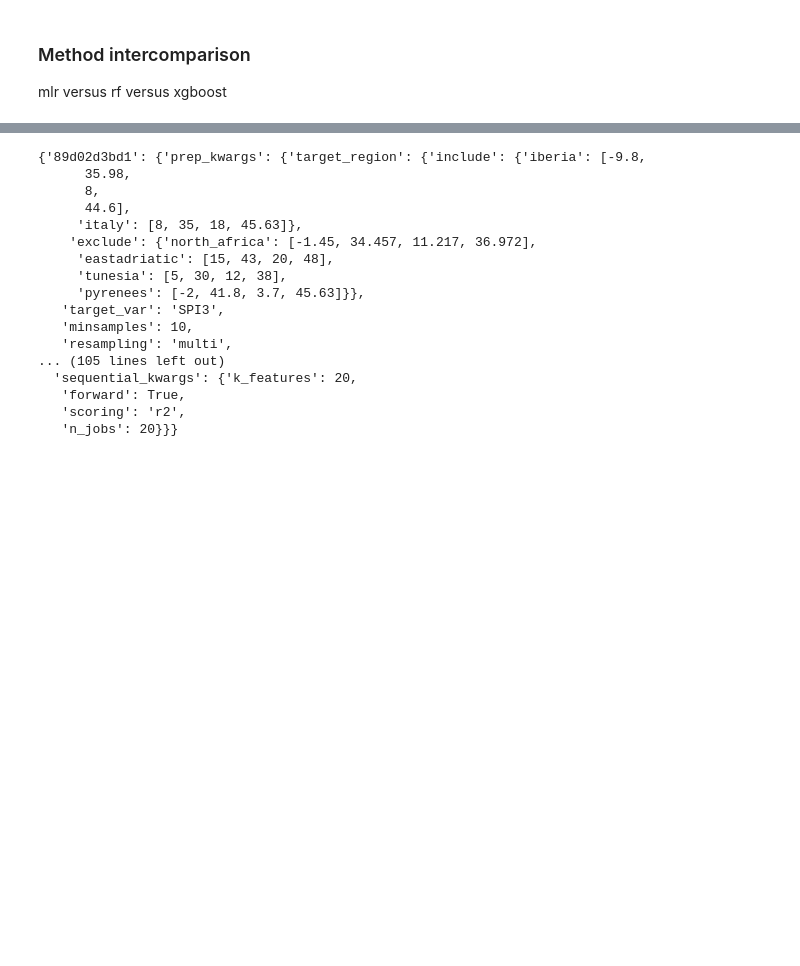
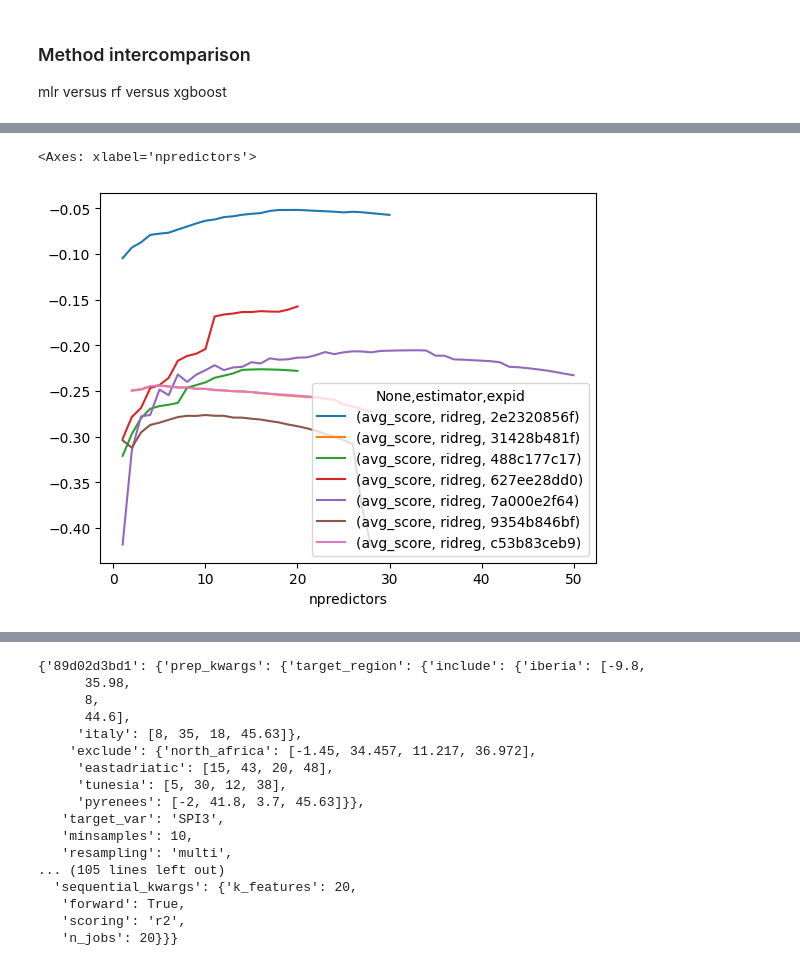
Before and after one commit to chiemvs/Medley, a Jupyter notebook: notebooks/Experiment_interpretation.ipynb, the cells around one changed output, grey strips where cells are left out. Drawn from its saved outputs; the diff is of its cells as text; code cells hidden in the pictures; blank space fills up the shorter version.

```diff
--- a/notebooks/Experiment_interpretation.ipynb
+++ b/notebooks/Experiment_interpretation.ipynb
@@ -170,0 +173,5 @@ test.loc[(slice(None),slice(None),slice(0,50)),:].unstack([0,1]).plot()
+# %%
+test.loc[(slice(None),slice(None),slice(0,50)),:].unstack([0,1]).plot()
+# %% [output]
+<Axes: xlabel='npredictors'>
+[figure, added]
```
Also changed, not shown: parts of 10 cells of this notebook, 7 other files.
